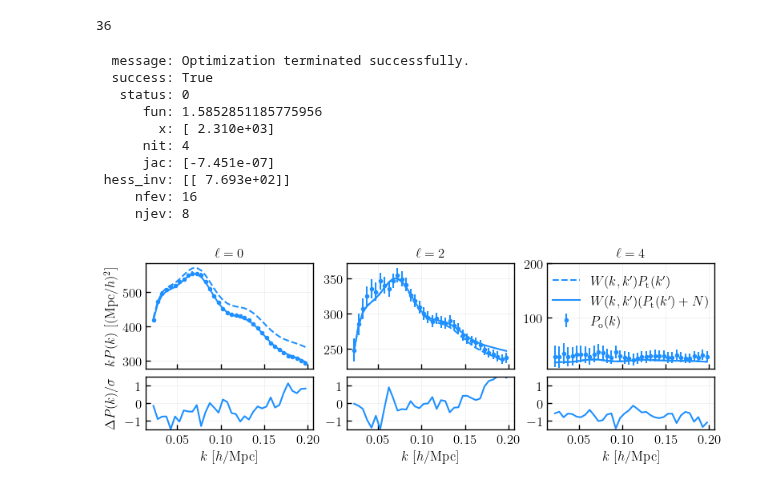
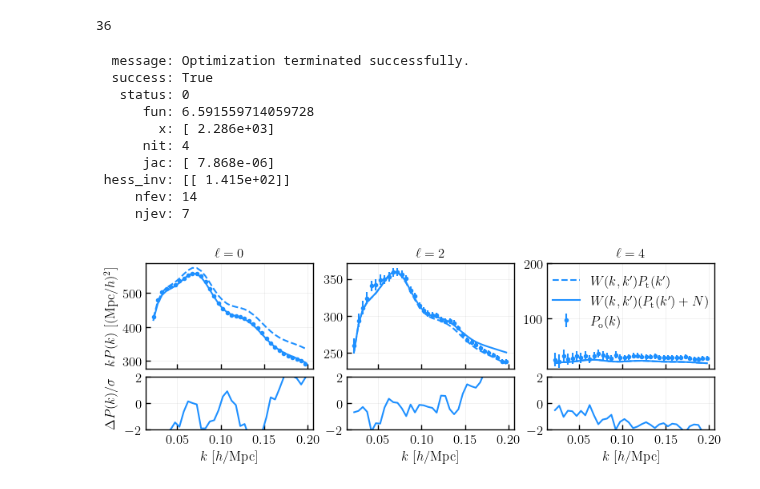
Before and after one commit to mathildepinon/desi-fiber-collisions, a Jupyter notebook: nb/window_validation.ipynb, the cells around one changed output. Drawn from its saved outputs; the diff is of its cells as text; code cells hidden in the pictures.

Commit message:
new theory fitted on cubic mocks

```diff
--- a/nb/window_validation.ipynb
+++ b/nb/window_validation.ipynb
@@ -31,7 +31,7 @@ imocks = range(25)
 
 # tracer
 tracer = 'ELG_LOP'
-region = 'SGC'
+region = 'GCcomb'
 completeness = True
 zrange = (1.1, 1.6)
 z = 1.325
@@ -59,13 +59,13 @@ if cubicsource == 'desi':
 # %% [markdown]
 ### Model fitted on $P_{\mathrm{cubic}}(k)$
 # %%
-data_dir = '/global/cfs/cdirs/desi/users/mpinon/cubicSecondGenMocks{}/z{:.3f}'.format('/desi' if cubicsource=='desi' else '', z)
+data_dir = '/global/cfs/cdirs/desi/users/mpinon/cubicSecondGenMocks{}/z{:.3f}'.format('/desi/v1.1' if cubicsource=='desi' else '', z)
 
 template_name = 'shapefitqisoqap'
 
 emulator_dir = os.path.join(data_dir, 'emulators/emulators_{}_ELG'.format(template_name))
 profiles_dir = os.path.join(data_dir, 'profiles/profiles_{}_ELG'.format(template_name))
-profile_cubic = Profiles.load(os.path.join(profiles_dir, 'power_velocileptors.npy'))
+profile_cubic = Profiles.load(os.path.join(profiles_dir, 'power_velocileptors_ezmockscov.npy'))
 # %%
 #likelihood = get_power_likelihood(data_type=data_type, tracer=tracer, region=region, completeness='complete_', solve=False, fc='', rp_cut=rp_cut, emulator_fn=os.path.join(emulator_dir.format('complete_'), '{}_{{}}.npy'.format(stat)))
 
@@ -108,12 +108,12 @@ wm_fn.get_path()
 # %% [markdown]
 ### Theory from fitted $P_{\mathrm{cubic}}(k)$
 # %%
-from emulator_fit import get_fit_setup, get_template
+from emulator_fit import get_template
 from desilike.theories.galaxy_clustering import LPTVelocileptorsTracerPowerSpectrumMultipoles
 
 template = get_template(template_name=template_name, z=z)
 
-theory = LPTVelocileptorsTracerPowerSpectrumMultipoles(template=template, ells=ells, k=wm.xin[0])
+theory = LPTVelocileptorsTracerPowerSpectrumMultipoles(template=template, ells=ells, k=wm.xin[0], prior_basis='physical', freedom='max', tracer=tracer[:3])
 pk_theory = theory(**profile_cubic.bestfit.choice(input=True))
 # %% [markdown]
 ### Check cubic fit
@@ -230,40 +234,40 @@ shotnoise = minimizer.x[0]
   message: Optimization terminated successfully.
   success: True
    status: 0
-      fun: 1.5852851185775956
-        x: [ 2.310e+03]
+      fun: 6.591559714059728
+        x: [ 2.286e+03]
       nit: 4
-      jac: [-7.451e-07]
- hess_inv: [[ 7.693e+02]]
-     nfev: 16
-     njev: 8
+      jac: [ 7.868e-06]
+ hess_inv: [[ 1.415e+02]]
+     nfev: 14
+     njev: 7
 # %%
 plt.rcParams["figure.autolayout"] = False
 # %%
 fig, axes = plt.subplots(2, 3, figsize=(8, 3), sharey=False, sharex=True, gridspec_kw={'height_ratios': [4, 2]})
 
 for ill, ell in enumerate(ells):
     axes[0][ill].errorbar(cutsky_pk['k'][ill], cutsky_pk['k'][ill] * cutsky_pk['data'][ill], cutsky_pk['k'][ill]*stdY1[ill]/5., color='C0', marker='.', ls='', label=r'$P_{\mathrm{o}}(k)$')
     #axes[0][ill].plot(cutsky_obs.k[ill], cutsky_obs.k[ill] * cutsky_obs.theory[ill], color='C{:d}'.format(ill), linestyle='--', label=r'$P_{\mathrm{cutsky}}(k)$ fit')
     axes[0][ill].plot(wm.xout[ill], wm.xout[ill] * wm_pk[ill], color='C0', ls='--', label=r'$W(k, k^{\prime}) P_{\mathrm{t}}(k^{\prime})$')
     axes[0][ill].plot(wm.xout[ill], wm.xout[ill] * wm_pk_shotnoise(pk_theory, shotnoise)[ill], color='C0', ls='-', label=r'$W(k, k^{\prime}) (P_{\mathrm{t}}(k^{\prime}) + N)$')
     axes[0][ill].set_title(r'$\ell={}$'.format(ell))
     #axes[0][ill].set_ylim(ymin=0)
 
     #axes[1][ill].plot(wm.xout[ill], (wm_pk[ill] - cutsky_pk['data'][ill])/(stdY1[ill]/5.), color='C0', ls='--')
     axes[1][ill].plot(wm.xout[ill], (wm_pk_shotnoise(pk_theory, shotnoise)[ill] - cutsky_pk['data'][ill])/(stdY1[ill]/5.), color='C0', ls='-')
     #axes[1][ill].plot(wm.xout[ill], (wm_pk[ill] - cutsky_obs.theory[ill])/stdY1[ill], color='C0', linestyle='--')
     axes[1][ill].set_xlabel(r'$k$ [$h$/Mpc]')
-    axes[1][ill].set_ylim((-1.5, 1.5))
+    axes[1][ill].set_ylim((-2, 2))
 
 axes[0][2].set_ylim(ymax=200)
 axes[0][0].set_ylabel(r'$k P(k)$ [$(\mathrm{Mpc}/h)^{2}$]')
 axes[1][0].set_ylabel(r'$\Delta P(k) / \sigma$')
 axes[0][2].legend(loc='upper center')
 fig.align_ylabels()
 plt.tight_layout()
 plt.subplots_adjust(wspace=0.2, hspace=0.1)
 plt.savefig(os.path.join(plots_dir, version, cubicsource, 'window_validation_{}mocks{}_{}cut{:.2f}_{}_{}_z{:.2f}-{:.2f}_ktmax{}.pdf'.format(len(imocks), '_ffa' if completeness=='ffa' else '_complete' if completeness else '_altmtl', 'rp' if rpcut else 'theta', max(rpcut, thetacut), tracer, region, zrange[0], zrange[1], ktmax)), dpi=200)
 plt.show()
 # %% [output]
-[figure, old version]
+[figure, new version]
```
Also changed, not shown: parts of 5 cells of this notebook, 1 other file.
